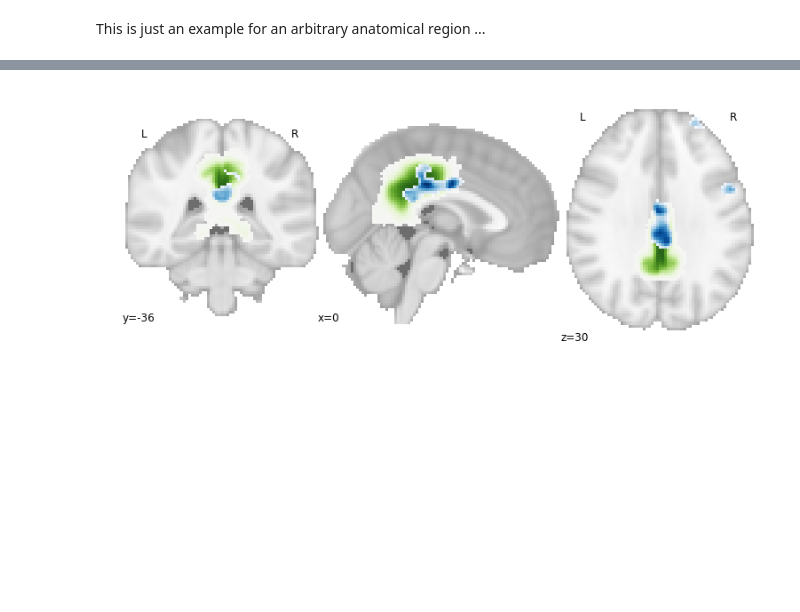
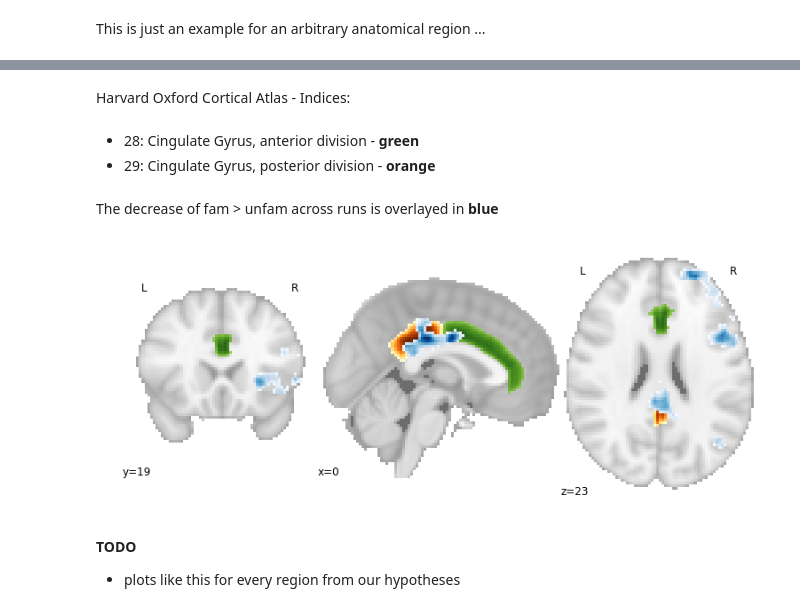
Before and after one commit to oliver-contier/famface-temporal-dynamics, a Jupyter notebook: notebooks/plot.results.ipynb, the cells around one changed output, grey strips where cells are left out. Saved outputs shown, nothing was run; the diff lists cells and outputs as text; code cells hidden in the pictures; blank space fills up the shorter version.

```diff
--- a/notebooks/plot.results.ipynb
+++ b/notebooks/plot.results.ipynb
@@ -279,9 +200,20 @@ Downloading data from http://www.nitrc.org/frs/download.php/7700/HarvardOxford.t
+# %% [markdown]
+Harvard Oxford Cortical Atlas - Indices:
+# %% [markdown]
+- 28: Cingulate Gyrus, anterior division - **green**
+- 29: Cingulate Gyrus, posterior division - **orange**
+# %% [markdown]
+The decrease of fam > unfam across runs is overlayed in **blue**
 # %%
-# plot index 29 of probabilistic atlas (posterior cingulate gyrus in HarvardOxford cortical atlas)
-
-display = plot_stat_map(index_img(ho_atlas_filename, 29), colorbar=False, cmap='PiYG', draw_cross=False, axes=(0,0,1.5,1.5))
-
-# add stats map as overlay
-display.add_overlay(filename, cmap='Blues')
+# initialize with aCG
+display = plot_stat_map(index_img(ho_atlas_filename, 28), colorbar=False, cmap='PiYG',
+                        draw_cross=False, axes=(0,0,1.5,1.5), threshold=50)
+# add pCG
+display.add_overlay(index_img(ho_atlas_filename,29), cmap='YlOrBr', threshold=50)
+# add stats map
+display.add_overlay(filename, cmap='Blues', threshold=2.3)
 # %% [output]
-[figure, old version]
+[figure, new version]
+# %% [markdown]
+**TODO**
+- plots like this for every region from our hypotheses
```
Also changed, not shown: parts of 43 cells of this notebook.
